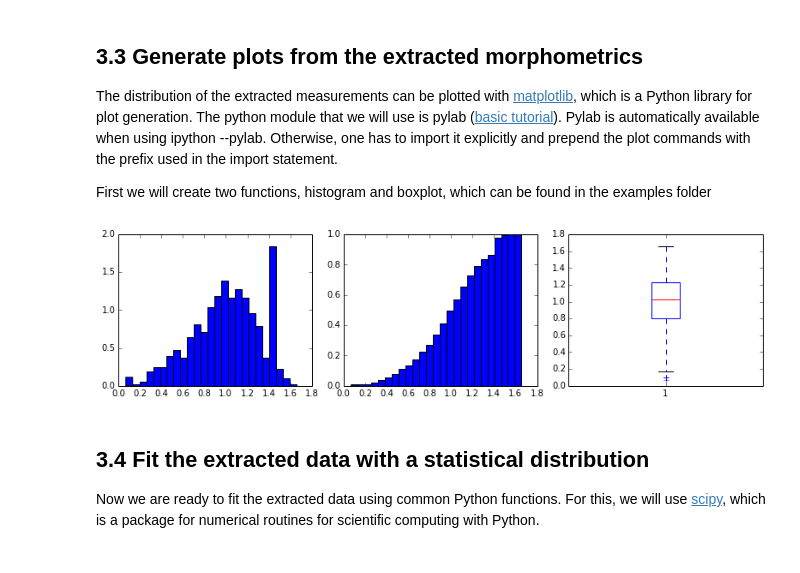
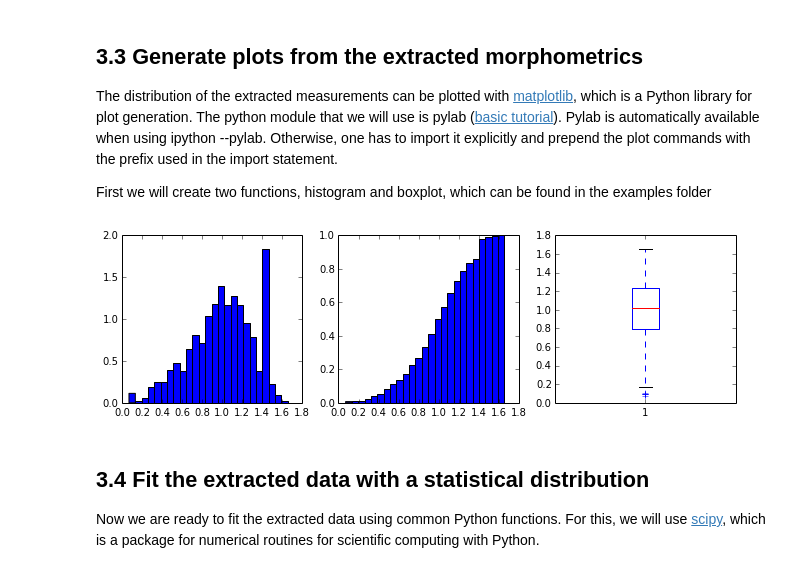
Before and after one commit to BlueBrain/NeuroM, a Jupyter notebook: ipynb/neurom.ipynb, the cells around one changed output. Saved outputs shown, nothing was run; the diff lists cells and outputs as text; code cells hidden in the pictures.

Commit message:
Update jupyter notebook to use newest code.
Note: The calculation of section path lengths was disabled because
it is generating an error that is irreproducible in a standard python
or ipython session.

```diff
--- a/ipynb/neurom.ipynb
+++ b/ipynb/neurom.ipynb
@@ -99,5 +95,5 @@ or matplotlib.backends is imported for the first time.
 # %%
 # load a neuron from an swc or h5 file
-neuron = ezy.load_neuron('../test_data/valid_set/Neuron.swc')
+neuron = fst.load_neuron('../test_data/valid_set/Neuron.swc')
 # %%
 # visualize neuron in two dimensions
@@ -115 +107,4 @@ ezy.view3d(neuron)
 [figure]
+# %%
+# dendrogram
+fig, ax = viewer.draw(neuron, mode='dendrogram')
@@ -288,22 +306,16 @@ First we will create two functions, histogram and boxplot, which can be found in
 # %%
 from neurom.view import common
 
-def histogram(neuron, feature, bins=25, normed=False, cumulative=False, new_fig=True, subplot=False, **kwargs):
+def histogram(neuron, feature_values, bins=25, normed=False, cumulative=False, new_fig=True, subplot=False, **kwargs):
 
     fig, ax = common.get_figure(new_fig=new_fig, subplot=subplot)
-
-    # concatenate the string 'get_' with a feature to generate the respective function's name
-    feature_values = getattr(neuron, 'get_' + feature)()
 
     # generate histogram
     ax.hist(feature_values, bins=bins, cumulative=cumulative, normed=normed)
 
-    return common.plot_style(fig=fig, ax=ax, **kwargs)
+    return  common.plot_style(fig=fig, ax=ax, **kwargs)
 
-def boxplot(neuron, feature, new_fig=True, subplot=False, **kwargs):
-
-    # concatenate the string 'get_' with a feature to generate the respective function's name
-    feature_values = getattr(neuron, 'get_' + feature)()
+def boxplot(neuron, feature_values, new_fig=True, subplot=False, **kwargs):
 
     # create figure or use the existing one
     fig, ax = common.get_figure(new_fig=new_fig, subplot=subplot)
@@ -315,32 +327,29 @@ def boxplot(neuron, feature, new_fig=True, subplot=False, **kwargs):
 # %%
 import pylab as plt
 
 # select the feature of choice
-feature = 'segment_lengths'
+feature = fst.get('segment_lengths', neuron)
 
 # create empty figure
 plt.figure(figsize=(11,3))
 
 # kwargs dictionary is used by plot_style to propagate the options
 # in the figure. These kwargs can also be passed directly in kwargs)
 xlabel = ''
 ylabel = ''
 title = ''
 
 # figure is automatically used from the plot function if and only if new_fig=False
 # otherwise a new figure will be created
-histogram(neuron, feature, normed=True, new_fig=False, subplot=131, xlabel=xlabel, ylabel=ylabel, title=title)
+histogram(neuron, feature, final=False, normed=True, new_fig=False, subplot=131, xlabel=xlabel, ylabel=ylabel, title=title)
 
 # toggle cumulative=True for cumulative histogram
-histogram(neuron, feature, cumulative=True, normed=True, new_fig=False, subplot=132, xlabel=xlabel, ylabel=ylabel, title=title)
+histogram(neuron, feature, final=False, cumulative=True, normed=True, new_fig=False, subplot=132, xlabel=xlabel, ylabel=ylabel, title=title)
 
 # create boxplot
-boxplot(neuron, feature, new_fig=False, subplot=133, xlabel=xlabel, ylabel=ylabel, title=title)
-
-# fix layout for better visualization
-plt.tight_layout()
+ax, fig = boxplot(neuron, feature, final=False, new_fig=False, subplot=133, xlabel=xlabel, ylabel=ylabel, title=title)
 # %% [output]
-[figure, old version]
+[figure, new version]
 # %% [markdown]
 <h2>3.4 Fit the extracted data with a statistical distribution</h2>
 
```
Also changed, not shown: parts of 14 cells of this notebook, 1 other file.
